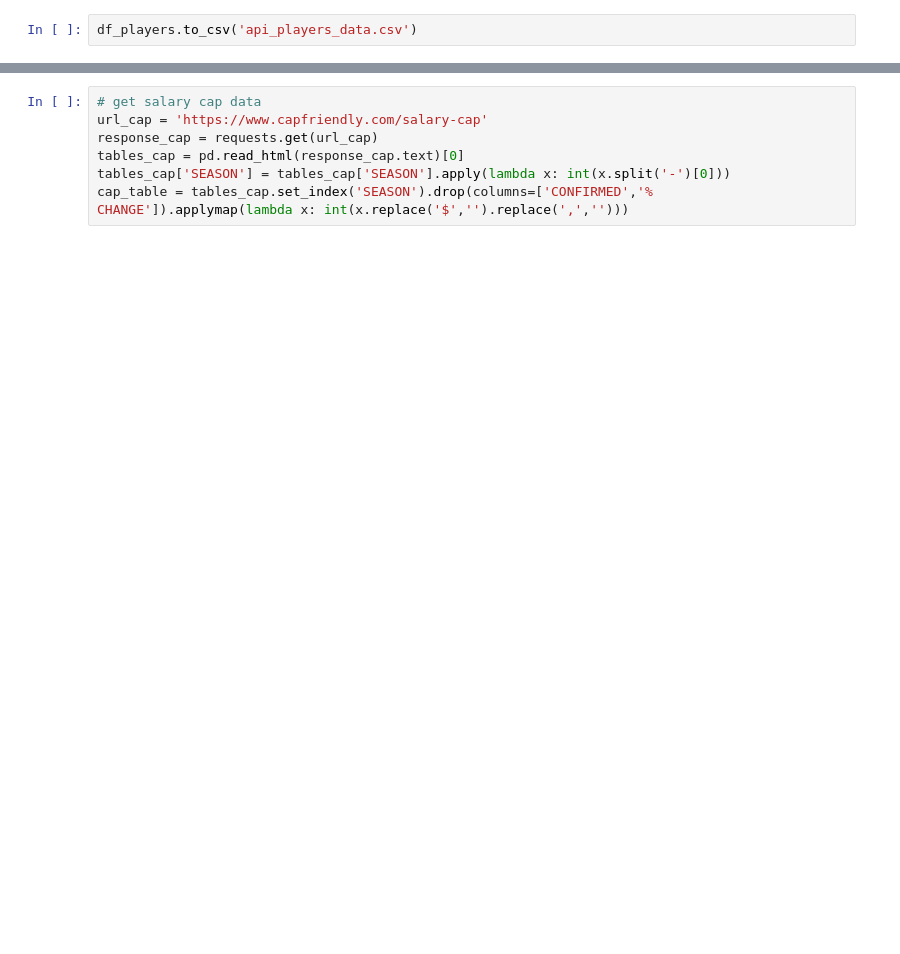
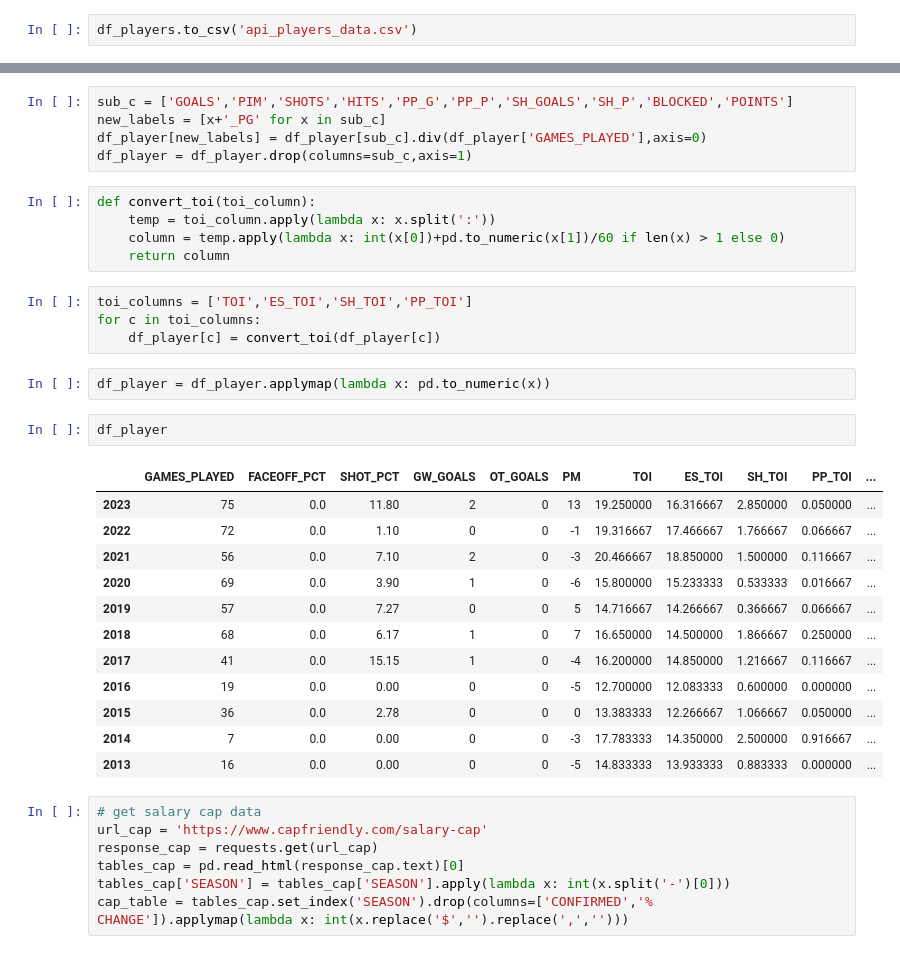
Before and after one commit to adobronyi/nhl_contract_models, a Jupyter notebook: API_scrape.ipynb, the cells around one changed output, grey strips where cells are left out. Cells and saved outputs as stored; diff of their text form; blank space fills up the shorter version.

```diff
--- a/API_scrape.ipynb
+++ b/API_scrape.ipynb
@@ -357,3 +518,34 @@ for team in ['Seattle Kraken']:
+# %%
+sub_c = ['GOALS','PIM','SHOTS','HITS','PP_G','PP_P','SH_GOALS','SH_P','BLOCKED','POINTS']
+new_labels = [x+'_PG' for x in sub_c]
+df_player[new_labels] = df_player[sub_c].div(df_player['GAMES_PLAYED'],axis=0)
+df_player = df_player.drop(columns=sub_c,axis=1)
+# %%
+def convert_toi(toi_column):
+    temp = toi_column.apply(lambda x: x.split(':'))
+    column = temp.apply(lambda x: int(x[0])+pd.to_numeric(x[1])/60 if len(x) > 1 else 0)
+    return column
+# %%
+toi_columns = ['TOI','ES_TOI','SH_TOI','PP_TOI']
+for c in toi_columns:
+    df_player[c] = convert_toi(df_player[c])
+# %%
+df_player = df_player.applymap(lambda x: pd.to_numeric(x))
+# %%
+df_player
+# %% [output]
+|  | GAMES_PLAYED | FACEOFF_PCT | SHOT_PCT | GW_GOALS | OT_GOALS | PM | TOI | ES_TOI | SH_TOI | PP_TOI | ... |
+| 2023 | 75 | 0.0 | 11.80 | 2 | 0 | 13 | 19.250000 | 16.316667 | 2.850000 | 0.050000 | ... |
+| 2022 | 72 | 0.0 | 1.10 | 0 | 0 | -1 | 19.316667 | 17.466667 | 1.766667 | 0.066667 | ... |
+| 2021 | 56 | 0.0 | 7.10 | 2 | 0 | -3 | 20.466667 | 18.850000 | 1.500000 | 0.116667 | ... |
+| 2020 | 69 | 0.0 | 3.90 | 1 | 0 | -6 | 15.800000 | 15.233333 | 0.533333 | 0.016667 | ... |
+| 2019 | 57 | 0.0 | 7.27 | 0 | 0 | 5 | 14.716667 | 14.266667 | 0.366667 | 0.066667 | ... |
+| 2018 | 68 | 0.0 | 6.17 | 1 | 0 | 7 | 16.650000 | 14.500000 | 1.866667 | 0.250000 | ... |
+| 2017 | 41 | 0.0 | 15.15 | 1 | 0 | -4 | 16.200000 | 14.850000 | 1.216667 | 0.116667 | ... |
+| 2016 | 19 | 0.0 | 0.00 | 0 | 0 | -5 | 12.700000 | 12.083333 | 0.600000 | 0.000000 | ... |
+| 2015 | 36 | 0.0 | 2.78 | 0 | 0 | 0 | 13.383333 | 12.266667 | 1.066667 | 0.050000 | ... |
+| 2014 | 7 | 0.0 | 0.00 | 0 | 0 | -3 | 17.783333 | 14.350000 | 2.500000 | 0.916667 | ... |
+| 2013 | 16 | 0.0 | 0.00 | 0 | 0 | -5 | 14.833333 | 13.933333 | 0.883333 | 0.000000 | ... |
 # %%
 # get salary cap data
 url_cap = 'https://www.capfriendly.com/salary-cap'
```
Also changed, not shown: parts of 74 cells of this notebook, 1 other file.
